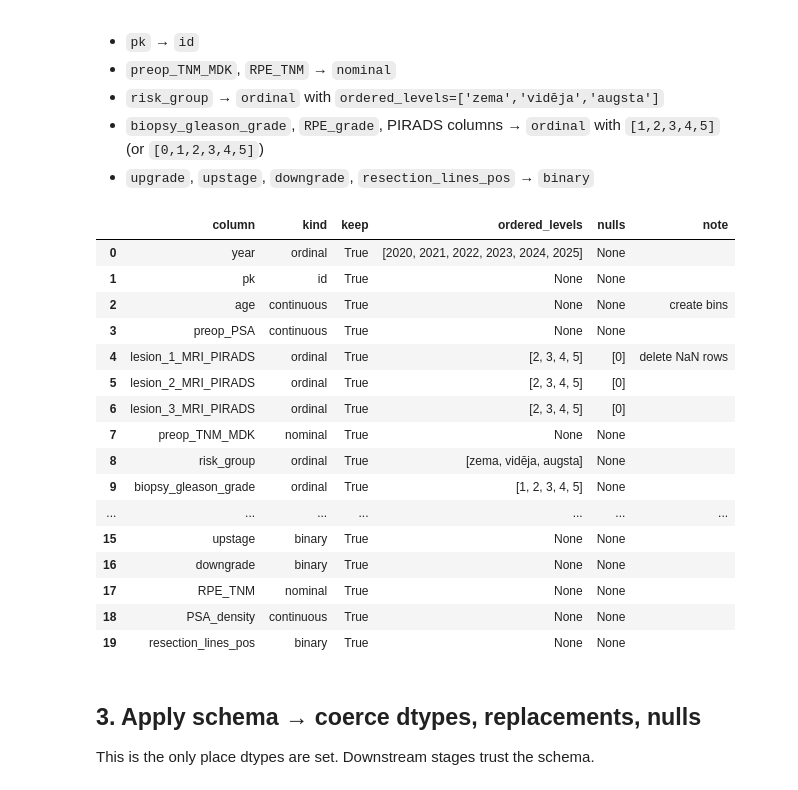
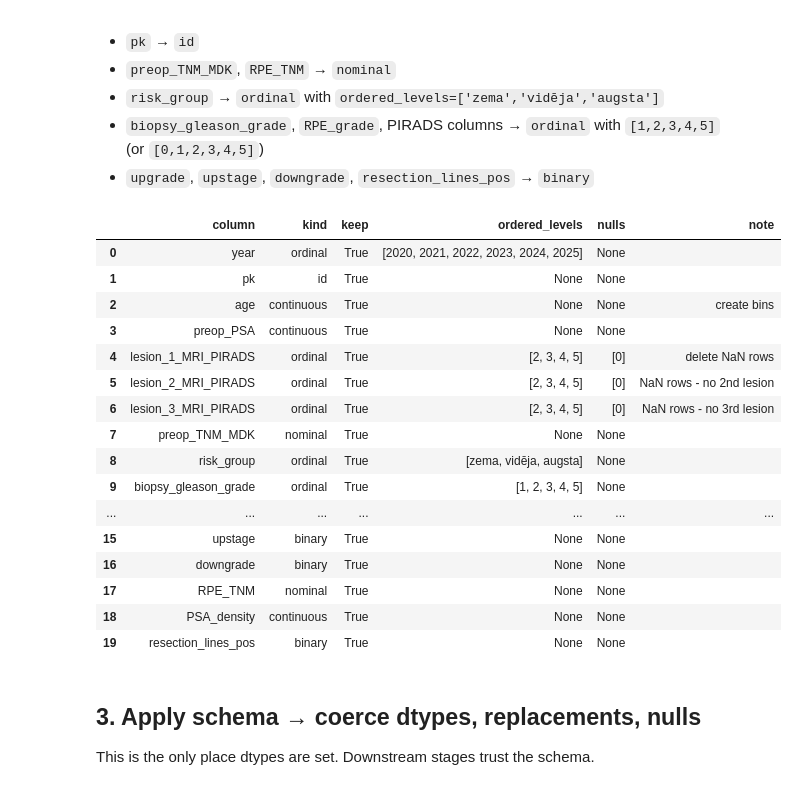
Before and after one commit to DrAndrushka/RPE_petijums, a Jupyter notebook: v2_RPE_notebook.ipynb, the cells around one changed output. Cells and saved outputs as stored; diff of their text form; code cells hidden in the pictures.

```diff
--- a/v2_RPE_notebook.ipynb
+++ b/v2_RPE_notebook.ipynb
@@ -160,37 +160,37 @@ For RPE specifically, things to check:
 schema_overrides = {
     'year': ColSpec(name='year', kind='ordinal', ordered_levels=[2020, 2021, 2022, 2023, 2024, 2025]),
     'pk': ColSpec(name='pk', kind='id'),
     'age': ColSpec(name='age', kind='continuous', note="create bins"),
     'preop_PSA': ColSpec(name='preop_PSA', kind='continuous'),
     'lesion_1_MRI_PIRADS': ColSpec(name='lesion_1_MRI_PIRADS', kind='ordinal', ordered_levels=[2, 3, 4, 5], nulls=(0,), note="delete NaN rows"),
-    'lesion_2_MRI_PIRADS': ColSpec(name='lesion_2_MRI_PIRADS', kind='ordinal', ordered_levels=[2, 3, 4, 5], nulls=(0,),),
-    'lesion_3_MRI_PIRADS': ColSpec(name='lesion_3_MRI_PIRADS', kind='ordinal', ordered_levels=[2, 3, 4, 5], nulls=(0,),),
+    'lesion_2_MRI_PIRADS': ColSpec(name='lesion_2_MRI_PIRADS', kind='ordinal', ordered_levels=[2, 3, 4, 5], nulls=(0,), note="NaN rows - no 2nd lesion"),
+    'lesion_3_MRI_PIRADS': ColSpec(name='lesion_3_MRI_PIRADS', kind='ordinal', ordered_levels=[2, 3, 4, 5], nulls=(0,), note="NaN rows - no 3rd lesion"),
     'preop_TNM_MDK': ColSpec(name='preop_TNM_MDK', kind='nominal'),
     'risk_group': ColSpec(name='risk_group', kind='ordinal', ordered_levels=['zema', 'vidēja', 'augsta']),
     'biopsy_gleason_grade': ColSpec(name='biopsy_gleason_grade', kind='ordinal', ordered_levels=[1, 2, 3, 4, 5]),
     'biopsy_type': ColSpec(name='biopsy_type', kind='nominal'),
     'RPE_grade': ColSpec(name='RPE_grade', kind='ordinal', ordered_levels=[1, 2, 3, 4, 5]),
     'biopsy_to_RPE_days': ColSpec(name='biopsy_to_RPE_days', kind='continuous', note="create bins"),
     'prostate_volume': ColSpec(name='prostate_volume', kind='continuous'),
     'upgrade': ColSpec(name='upgrade', kind='binary'),
     'upstage': ColSpec(name='upstage', kind='binary'),
     'downgrade': ColSpec(name='downgrade', kind='binary'),
     'RPE_TNM': ColSpec(name='RPE_TNM', kind='nominal'),
     'PSA_density': ColSpec(name='PSA_density', kind='continuous'),
     'resection_lines_pos': ColSpec(name='resection_lines_pos', kind='binary'),
 }
 # merge overrides on top of inferred schema:
 schema.update(schema_overrides)
 schema_summary(schema)
 # %% [output]
 |  | column | kind | keep | ordered_levels | nulls | note |
 | 0 | year | ordinal | True | [2020, 2021, 2022, 2023, 2024, 2025] | None |  |
 | 1 | pk | id | True | None | None |  |
 | 2 | age | continuous | True | None | None | create bins |
 | 3 | preop_PSA | continuous | True | None | None |  |
 | 4 | lesion_1_MRI_PIRADS | ordinal | True | [2, 3, 4, 5] | [0] | delete NaN rows |
-| 5 | lesion_2_MRI_PIRADS | ordinal | True | [2, 3, 4, 5] | [0] |  |
-| 6 | lesion_3_MRI_PIRADS | ordinal | True | [2, 3, 4, 5] | [0] |  |
+| 5 | lesion_2_MRI_PIRADS | ordinal | True | [2, 3, 4, 5] | [0] | NaN rows - no 2nd lesion |
+| 6 | lesion_3_MRI_PIRADS | ordinal | True | [2, 3, 4, 5] | [0] | NaN rows - no 3rd lesion |
 | 7 | preop_TNM_MDK | nominal | True | None | None |  |
 | 8 | risk_group | ordinal | True | [zema, vidēja, augsta] | None |  |
 | 9 | biopsy_gleason_grade | ordinal | True | [1, 2, 3, 4, 5] | None |  |
```
Also changed, not shown: parts of 10 cells of this notebook, 1 other file.
